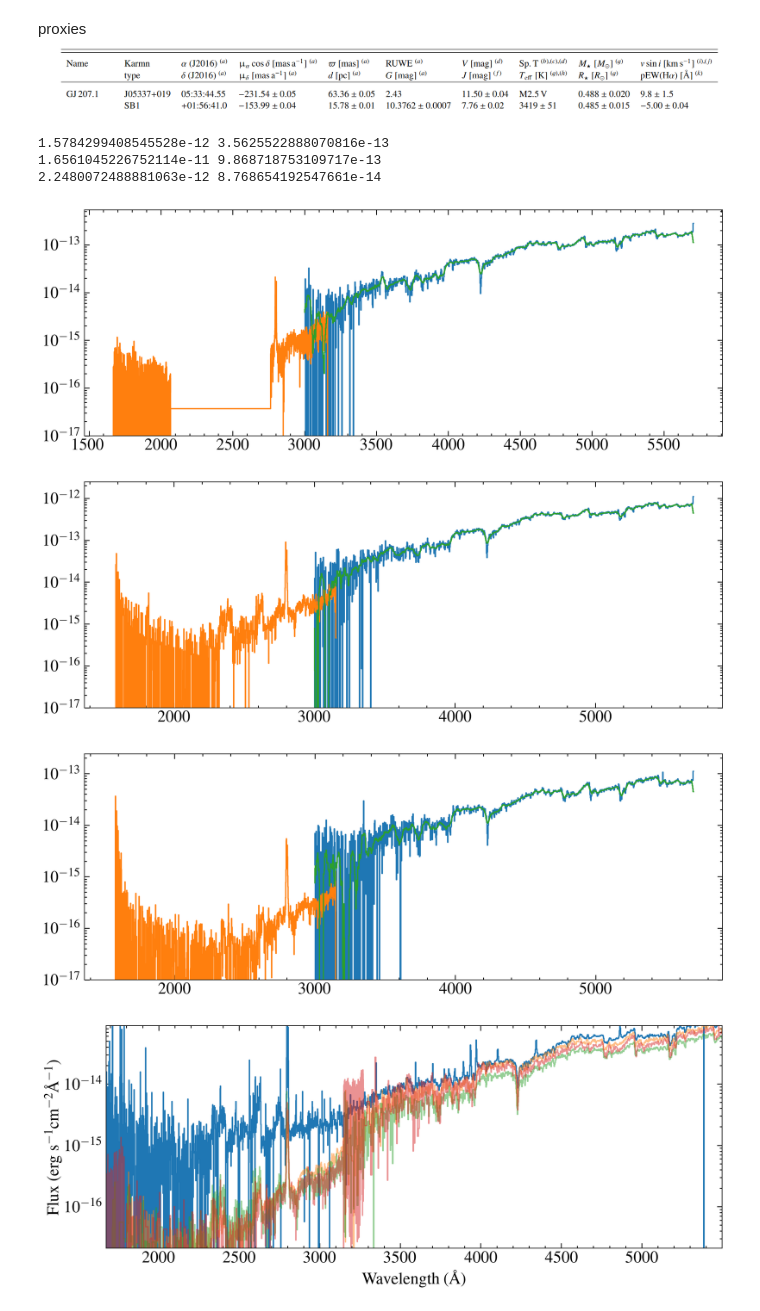
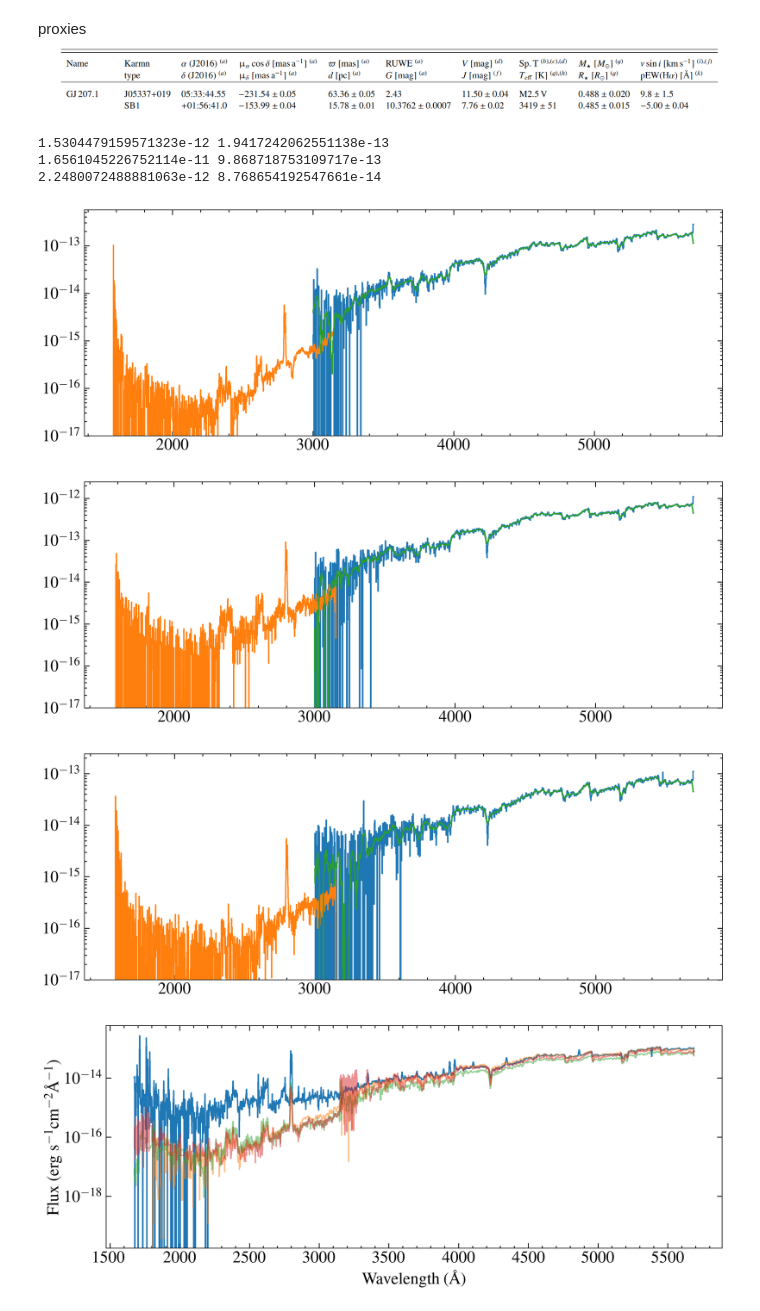
Before and after one commit to davidjwilson/gj207.1, a Jupyter notebook: gj207d1_stis.ipynb, the cells around one changed output. Cells and saved outputs as stored; diff of their text form; code cells hidden in the pictures.

```diff
--- a/gj207d1_stis.ipynb
+++ b/gj207d1_stis.ipynb
@@ -169,7 +202,9 @@ for x in sx1s[0:2]:
     print(grating)
     data = fits.getdata(x, 1)[0]
     # print(data['A2Center'])
-    w, f, e= data['WAVELENGTH'], data['FLUX'], data['ERROR']
+    w, f, e, dq = data['WAVELENGTH'], data['FLUX'], data['ERROR'], data['DQ']
+    # mask = (dq == 0)
+
     # if grating in ['G140M', 'G140L']:
         # mask = (w > 1160)
 
@@ -738,8 +776,8 @@ for i, proxy in enumerate(proxies):
     starpath = '{}v26_hlsp_fixed/{}/'.format(mpath, proxy)
     if survey[i] == 'm':
         starpath = '{}muscles_hlsp/{}/'.format(mpath, proxy)
-    nuvpath = glob.glob('{}*230*.fits'.format(starpath))[0]
-    optpath = glob.glob('{}*430*.fits'.format(starpath))[0]
+    nuvpath = glob.glob('{}*g230l*.fits'.format(starpath))[-1] #-1 becasue one star has a cos and stis spectrum
+    optpath = glob.glob('{}*430*.fits'.format(starpath))[-1]
     opt = fits.getdata(optpath, 1)
     nuv = fits.getdata(nuvpath, 1)
     ow, of = opt['WAVELENGTH'], opt['FLUX']
@@ -763,10 +801,10 @@ for i, proxy in enumerate(proxies):
     ax.set_yscale('log')
     ax.set_ylim(1e-17)
 # %% [output]
-1.5784299408545528e-12 3.5625522888070816e-13
+1.5304479159571323e-12 1.9417242062551138e-13
 1.6561045226752114e-11 9.868718753109717e-13
 2.2480072488881063e-12 8.768654192547661e-14
-[figure, old version]
+[figure, new version]
 [figure]
 [figure]
 # %%
@@ -777,56 +815,46 @@ data = fits.getdata(corspec, 1)[0]
 w, f, e= data['WAVELENGTH'], data['FLUX'], data['ERROR']
 
 fi = convolve(f, Box1DKernel(2))
-ax.step(w, f, where='mid', label = 'STIS')
+ax.step(w, fi, where='mid', label = 'STIS')
 
 # gmask = (gw > w[0]) & (gw < w[-1])
 # ax.step(gw[gmask], gf[gmask]*gj_scale/scale2, where='mid')
 
 
 cols = np.linspace(0, 0.99, len(proxies))
 for i, proxy in enumerate(proxies):
     # print(proxy)
     starpath = '{}v26_hlsp_fixed/{}/'.format(mpath, proxy)
     if survey[i] == 'm':
         starpath = '{}muscles_hlsp/{}/'.format(mpath, proxy)
     scale = (dists[i]/dstar)**2
     sedpath = glob.glob('{}*var-res-sed.fits'.format(starpath))[0]
     sed = fits.getdata(sedpath, 1)
     pw, pf = sed['WAVELENGTH'], sed['FLUX']
-    mask = (pw >= w[0]) & (pw <=w[-1])
+    mask = (pw >= (w[0])) & (pw <=(w[-1]))
     pw, pf = pw[mask], pf[mask]
-    ax.step(pw, pf*scale, alpha=0.5)
-    # nuvpath = glob.glob('{}*230*.fits'.format(starpath))[0]
-    # optpath = glob.glob('{}*430*.fits'.format(starpath))[0]
-    # opt = fits.getdata(optpath, 1)
-    # nuv = fits.getdata(nuvpath, 1)
-    # ow, of = opt['WAVELENGTH'], opt['FLUX']
-    # nw, nf = nuv['WAVELENGTH'], nuv['FLUX']
-    # omask = (ow > 3500)
-    # nmask = (nw < 3100)
+    pfi = convolve(pf, Box1DKernel(2))
 
-
-    # scale = (dists[i]/dstar)**2
-    # ax.step(ow[omask], of[omask]*scale, c='C{}'.format(i+1), alpha=0.5)
-    # ax.step(nw[nmask], nf[nmask]*scale, c='C{}'.format(i+1), alpha=0.5)
-
-
-
+    ax.step(pw, pfi*scale*1.2, alpha=0.5)
+    savdat = Table([pw, pf], names=['WAVELENGTH', 'FLUX'])
+    savdat.write('models/{}_proxy_spectrum.csv'.format(proxy), format='csv', overwrite=True)
 
 
 ax.set_yscale('log')
 
-ax.set_ylim(2.1e-17, 0.89e-13)
+# ax.set_ylim(2.1e-18, )
 # ax.legend(frameon=True, loc =4)
 
 ax.set_ylabel(r'Flux (erg s$^{-1}$cm$^{-2}$\AA$^{-1}$)', size=20)
 ax.set_xlabel(r'Wavelength (\AA)', size=20)
 
-ax.set_xlim(w[0], 5499)
-
+# ax.set_xlim(w[0], 5499)
+# ax.set_xlim(2000, 3200)
+# ax.set_xlim(4500, 5700)
+# ax.set_ylim(1e-15, 2e-13)
 fig.tight_layout()
 
 # fig.savefig('plots/g207d1_stis_v_uvm2.pdf')
 # %% [output]
-[figure, old version]
+[figure, new version]
 # %%
```
Also changed, not shown: parts of 9 cells of this notebook, 6 other files.
